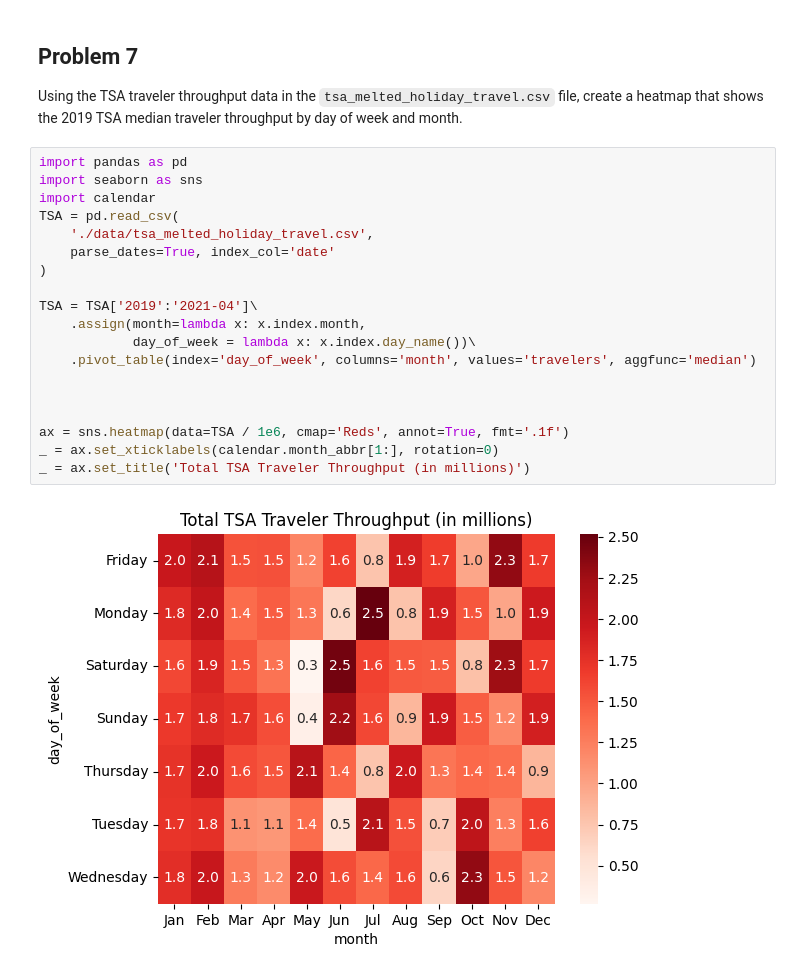
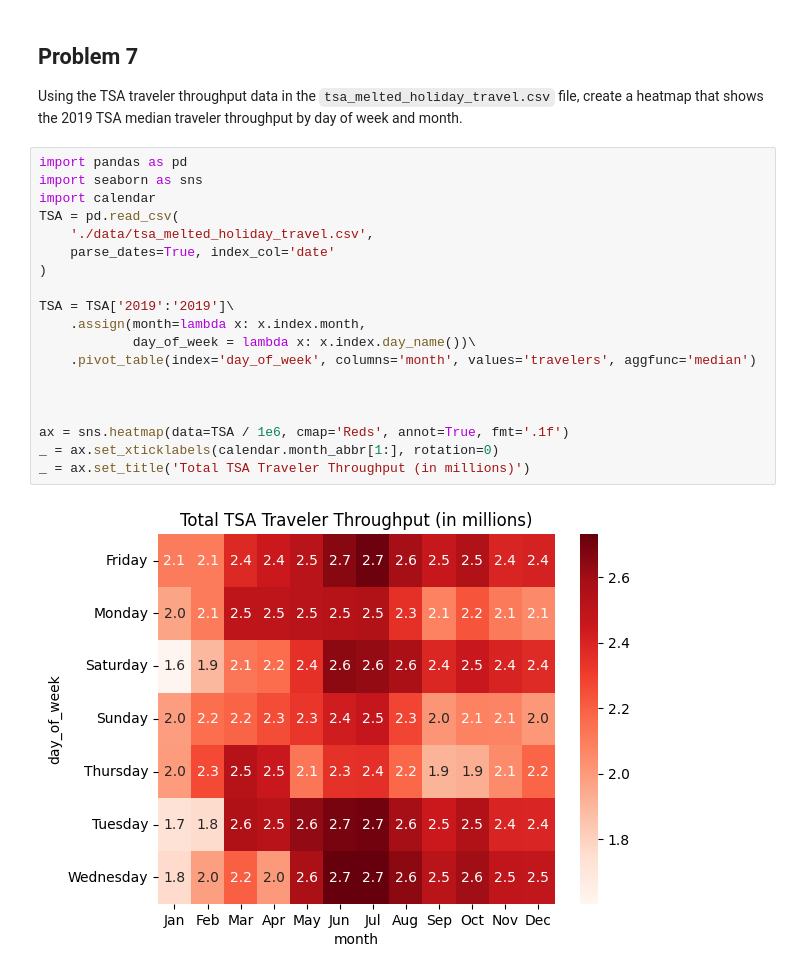
Before and after one commit to SU-IST707-FS25/week-1-materials-haydenorenstein, a Jupyter notebook: assignment.ipynb, the cells around one changed output. Cells and saved outputs as stored; diff of their text form.

```diff
--- a/assignment.ipynb
+++ b/assignment.ipynb
@@ -161,21 +172,21 @@ Using the TSA traveler throughput data in the `tsa_melted_holiday_travel.csv` fi
 # %%
 import pandas as pd
 import seaborn as sns
 import calendar
 TSA = pd.read_csv(
     './data/tsa_melted_holiday_travel.csv',
     parse_dates=True, index_col='date'
 )
 
-TSA = TSA['2019':'2021-04']\
+TSA = TSA['2019':'2019']\
     .assign(month=lambda x: x.index.month,
             day_of_week = lambda x: x.index.day_name())\
     .pivot_table(index='day_of_week', columns='month', values='travelers', aggfunc='median')
 
 
 
 ax = sns.heatmap(data=TSA / 1e6, cmap='Reds', annot=True, fmt='.1f')
 _ = ax.set_xticklabels(calendar.month_abbr[1:], rotation=0)
 _ = ax.set_title('Total TSA Traveler Throughput (in millions)')
 # %% [output]
-[figure, old version]
+[figure, new version]
```
Also changed, not shown: parts of 1 cell of this notebook.
